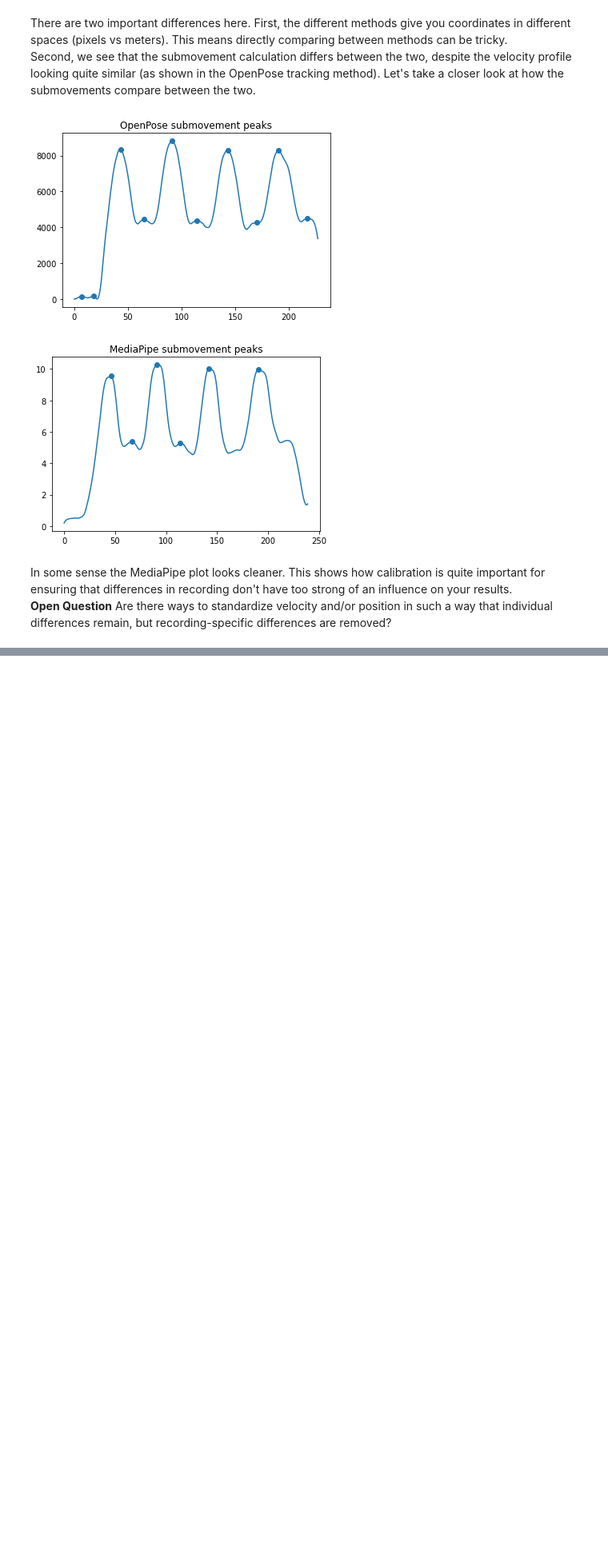
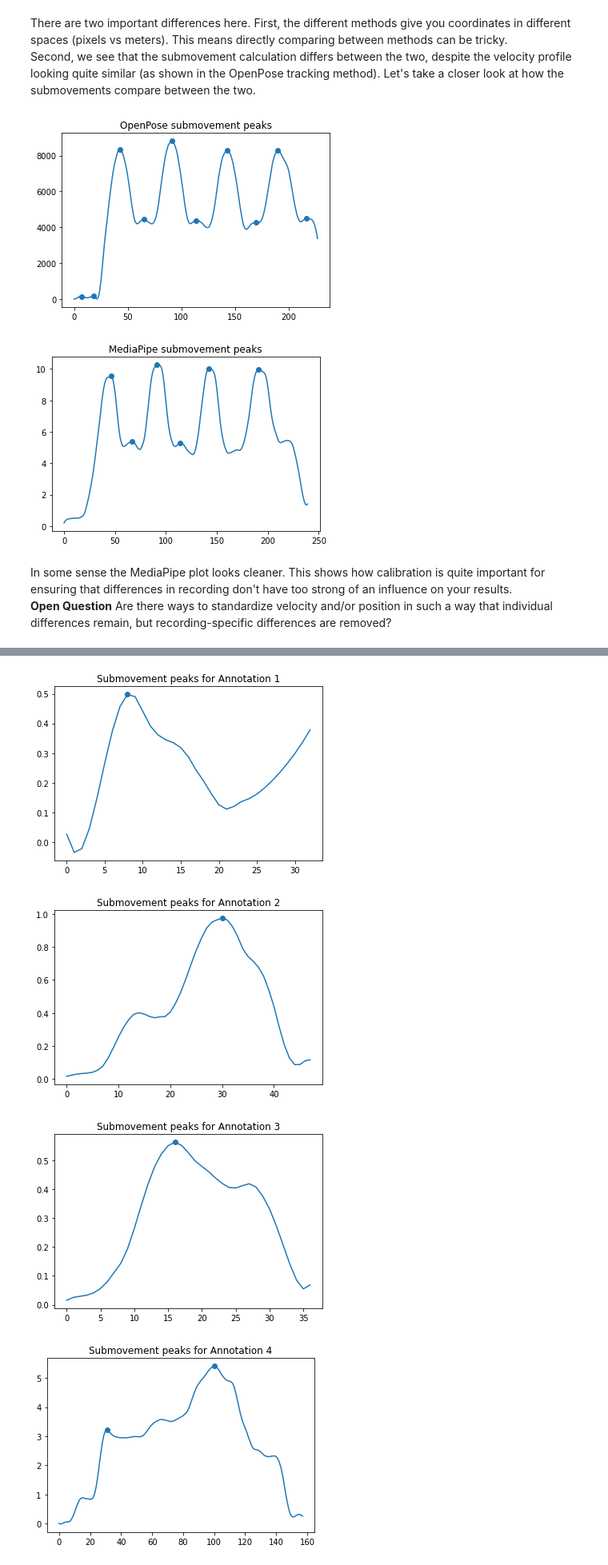
Before and after one commit to WimPouw/EnvisionBootcamp2021, a Jupyter notebook: Python/Analysis_kinematic_features/Analysis_kinematic_features_module.ipynb, the cells around one changed output, grey strips where cells are left out. Shown: that part at 80% size. Cells and saved outputs as stored; diff of their text form; code cells hidden in the pictures; blank space fills up the shorter version.

```diff
--- a/Python/Analysis_kinematic_features/Analysis_kinematic_features_module.ipynb
+++ b/Python/Analysis_kinematic_features/Analysis_kinematic_features_module.ipynb
@@ -579,7 +585,11 @@ def calc_submoves(df, FPS, hand):
         if len(LH_S) >= 15:
             LHsmooth = signal.savgol_filter(LH_S,15,5)
         else:
-            LHsmooth = signal.savgol_filter(LH_S, len(LH_S),5)
+            if len(LH_S) % 2 == 0:
+                order = len(LH_S)-1
+            else:
+                order = len(LH_S)
+            LHsmooth = signal.savgol_filter(LH_S, order,5)
         L_peaks, _ = signal.find_peaks(LH_S, height=0.2, prominence=0.2, distance=5)
         Lsubs = len(L_peaks)
     else:
@@ -590,7 +600,11 @@ def calc_submoves(df, FPS, hand):
         if len(RH_S) >= 15:
             RHsmooth = signal.savgol_filter(RH_S,15,5)
         else:
-            RHsmooth = signal.savgol_filter(RH_S, len(RH_S),5)
+            if len(RH_S) % 2 == 0:
+                order = len(RH_S)-1
+            else:
+                order = len(RH_S)
+            RHsmooth = signal.savgol_filter(RH_S, order,5)
         R_peaks, _ = signal.find_peaks(RH_S, height=0.2, prominence=0.2, distance=5)
         Rsubs = len(R_peaks)
     else:
@@ -839,7 +855,7 @@ It's important to note that not all keypoints tracked by OpenPose are also track
 
 def convert_MP_to_OP(df_MP):
     # first we create a dictionary that maps the names in our MediaPipe output to the names in our OpenPose output
-    conv_dict = {"RIGHT_WRIST":"R_Hand", "LEFT_WRIST":"L_Hand","NOSE":"Nose","RIGHT_ELBOW":"RElb","LEFT_ELBOW":"LElb","RIGHT_HIP":"RHip","LEFT_HIP":"LHip"}
+    conv_dict = {"RIGHT_WRIST":"R_Hand", "LEFT_WRIST":"L_Hand","NOSE":"Nose","RIGHT_ELBOW":"RElb","LEFT_ELBOW":"LElb","RIGHT_HIP":"RHip","LEFT_HIP":"LHip", "LEFT_EYE":"LEye","RIGHT_EYE":"REye"}
 
     OP_df = pd.DataFrame()
 
@@ -849,4 +865,9 @@ def convert_MP_to_OP(df_MP):
+    OP_df["time"] = df_MP["time"].copy()
 
+    # NOTE: not all methods track the exact same keypoints. For some of our calculations we need a Neck point, and a Mid-Hip Point.
+    # We need to calculate these based on others
+    OP_df["Neck"] = [[np.mean([row["X_LEFT_SHOULDER"],row["Y_RIGHT_SHOULDER"]]),np.mean([row["X_LEFT_SHOULDER"],row["Y_LEFT_SHOULDER"]]),row["Z_RIGHT_SHOULDER"] ] for _, row in df_MP.iterrows()]
+    OP_df["MidHip"] = [[np.mean([row["X_LEFT_HIP"],row["X_RIGHT_HIP"]]),np.mean([row["Y_LEFT_HIP"],row["Y_LEFT_HIP"]]),row["Z_RIGHT_HIP"] ] for _, row in df_MP.iterrows()]
     return OP_df
 
 MP_df_conv = convert_MP_to_OP(df_MP)
@@ -934,0 +1036,26 @@ Are there ways to standardize velocity and/or position in such a way that indivi
+# %%
+annot_num = 1
+for annot in gesture_annots:
+    # this first line just takes the rows that correspond to our annotation
+    g_data = df_MT_conv[(df_MT_conv.time >= annot[0]) & (df_MT_conv.time <= annot[1])]
+    g_data.reset_index(inplace=True)
+
+    _, RH_S_MP = calculate_distance(g_data["R_Hand"], FPS)
+
+    RHsmooth_MP = signal.savgol_filter(RH_S_MP,15,5)
+
+    R_peaks_MP, R_prom_MP = signal.find_peaks(RHsmooth_MP, height=0.2, prominence=0.2, distance=5)
+    R_prom_MP = R_prom_MP["peak_heights"]
+
+
+    plt.plot(RHsmooth_MP)
+    plt.scatter(R_peaks_MP,R_prom_MP)
+    plt.title("Submovement peaks for Annotation " + str(annot_num))
+    plt.show()
+
+    annot_num = annot_num +1
+# %% [output]
+[figure, added]
+[figure, added]
+[figure, added]
+[figure, added]
```
Also changed, not shown: parts of 21 cells of this notebook, 2 other files.
